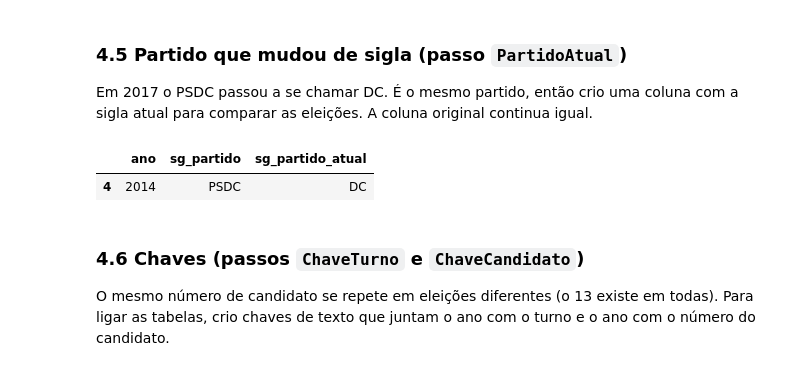
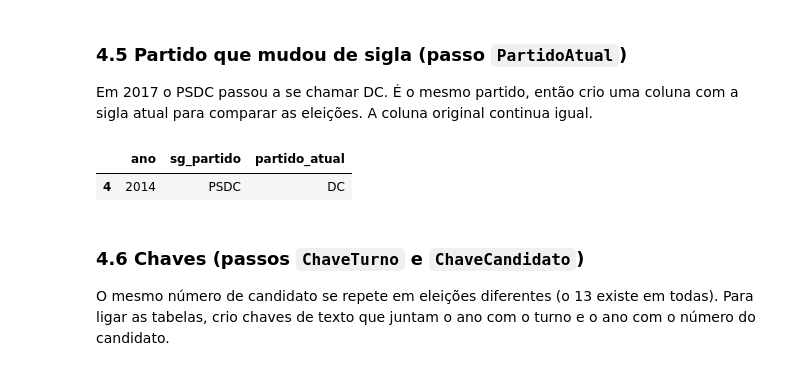
Before and after one commit to fernandofigueiredo-data/eleicoes-presidenciais-br, a Jupyter notebook: notebooks/limpeza_dados.ipynb, the cells around one changed output. Drawn from its saved outputs; the diff is of its cells as text; code cells hidden in the pictures.

```diff
--- a/notebooks/limpeza_dados.ipynb
+++ b/notebooks/limpeza_dados.ipynb
@@ -218,7 +218,7 @@ Name: count, dtype: int64
 nomes_regioes = {
     'N': 'Norte', 'NE': 'Nordeste', 'SE': 'Sudeste', 'S': 'Sul', 'CO': 'Centro-Oeste', 'EX': 'Exterior',
 }
-df_eleicoes['nm_regiao'] = df_eleicoes['sg_regiao'].map(nomes_regioes)
+df_eleicoes['sg_regiao_nome'] = df_eleicoes['sg_regiao'].map(nomes_regioes)
 
 # Criando coluna com o nome do estado
 nomes_ufs = {
@@ -229,7 +229,7 @@ nomes_ufs = {
     'RN': 'Rio Grande do Norte', 'RS': 'Rio Grande do Sul', 'RO': 'Rondônia', 'RR': 'Roraima',
     'SC': 'Santa Catarina', 'SP': 'São Paulo', 'SE': 'Sergipe', 'TO': 'Tocantins', 'ZZ': 'Exterior',
 }
-df_eleicoes['nm_uf'] = df_eleicoes['sg_uf'].map(nomes_ufs)
+df_eleicoes['sg_uf_nome'] = df_eleicoes['sg_uf'].map(nomes_ufs)
 
-df_eleicoes[['sg_regiao', 'nm_regiao', 'sg_uf', 'nm_uf']].drop_duplicates().head()
+df_eleicoes[['sg_regiao', 'sg_regiao_nome', 'sg_uf', 'sg_uf_nome']].drop_duplicates().head()
 # %% [output]
@@ -276,11 +276,11 @@ Em 2017 o PSDC passou a se chamar DC. É o mesmo partido, então crio uma coluna
 para comparar as eleições. A coluna original continua igual.
 # %%
 # Criando coluna com a sigla atual do partido
-df_eleicoes['sg_partido_atual'] = df_eleicoes['sg_partido'].replace({'PSDC': 'DC'})
+df_eleicoes['partido_atual'] = df_eleicoes['sg_partido'].replace({'PSDC': 'DC'})
 
-df_eleicoes[df_eleicoes['sg_partido'] != df_eleicoes['sg_partido_atual']][['ano', 'sg_partido', 'sg_partido_atual']].drop_duplicates()
+df_eleicoes[df_eleicoes['sg_partido'] != df_eleicoes['partido_atual']][['ano', 'sg_partido', 'partido_atual']].drop_duplicates()
 # %% [output]
-|  | ano | sg_partido | sg_partido_atual |
+|  | ano | sg_partido | partido_atual |
 | 4 | 2014 | PSDC | DC |
 # %% [markdown]
 ### 4.6 Chaves (passos `ChaveTurno` e `ChaveCandidato`)
```
Also changed, not shown: parts of 5 cells of this notebook, 2 other files.
